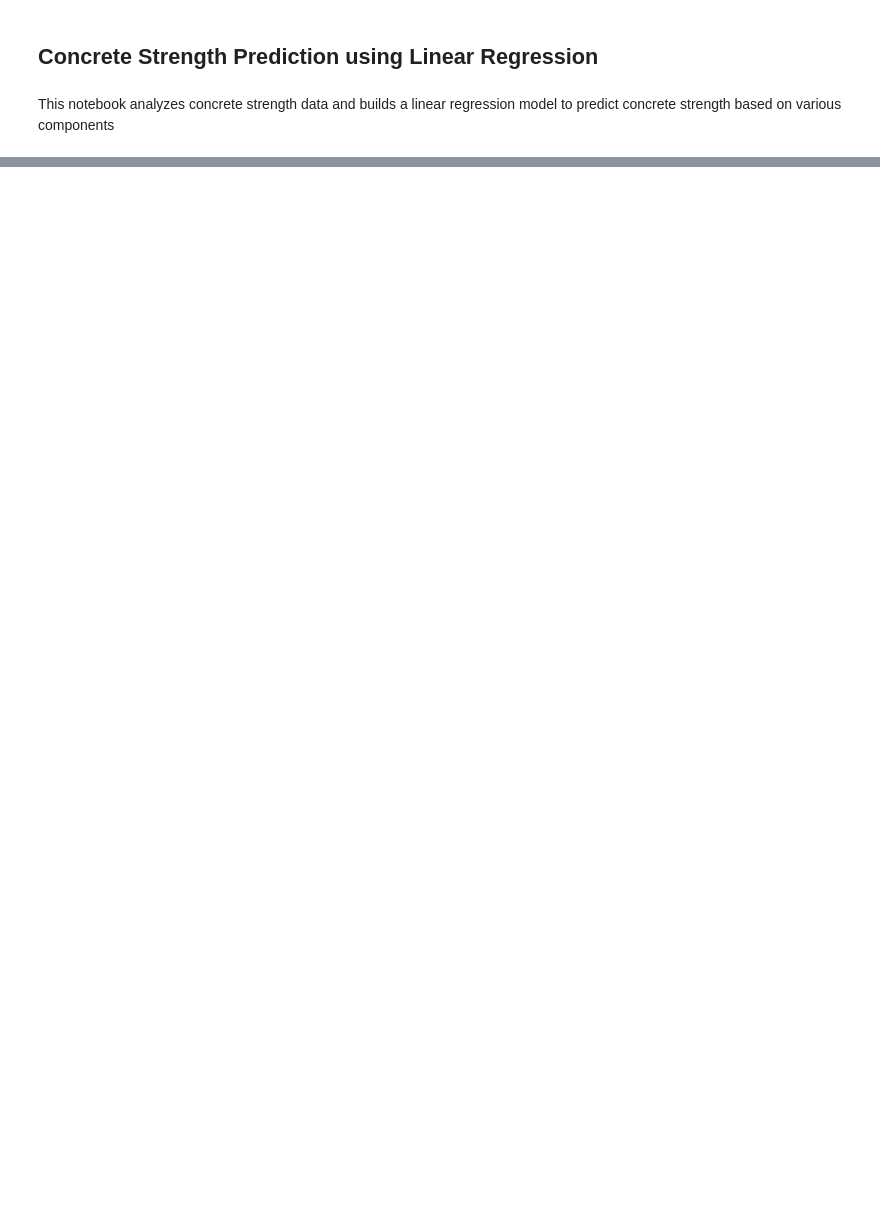
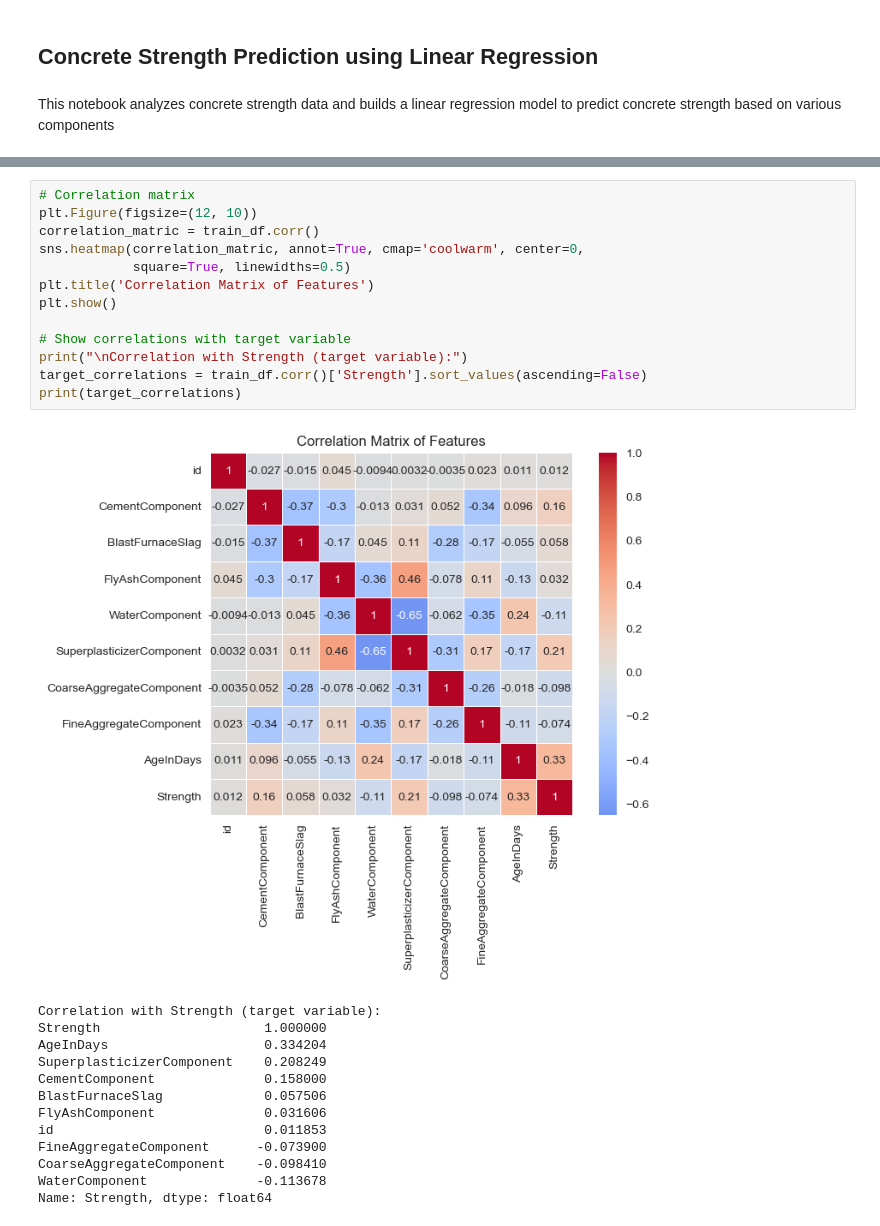
Before and after one commit to AaryanGotad/ml-practice, a Jupyter notebook: MLPlayground/concrete_strength_aaryan.ipynb, the cells around one changed output, grey strips where cells are left out. Saved outputs shown, nothing was run; the diff lists cells and outputs as text; blank space fills up the shorter version.

```diff
--- a/MLPlayground/concrete_strength_aaryan.ipynb
+++ b/MLPlayground/concrete_strength_aaryan.ipynb
@@ -28,0 +149,27 @@ Error:
+# %%
+# Correlation matrix
+plt.Figure(figsize=(12, 10))
+correlation_matric = train_df.corr()
+sns.heatmap(correlation_matric, annot=True, cmap='coolwarm', center=0,
+            square=True, linewidths=0.5)
+plt.title('Correlation Matrix of Features')
+plt.show()
+
+# Show correlations with target variable
+print("\nCorrelation with Strength (target variable):")
+target_correlations = train_df.corr()['Strength'].sort_values(ascending=False)
+print(target_correlations)
+# %% [output]
+[figure, added]
+Correlation with Strength (target variable):
+Strength                     1.000000
+AgeInDays                    0.334204
+SuperplasticizerComponent    0.208249
+CementComponent              0.158000
+BlastFurnaceSlag             0.057506
+FlyAshComponent              0.031606
+id                           0.011853
+FineAggregateComponent      -0.073900
+CoarseAggregateComponent    -0.098410
+WaterComponent              -0.113678
+Name: Strength, dtype: float64
```
Also changed, not shown: parts of 16 cells of this notebook.
